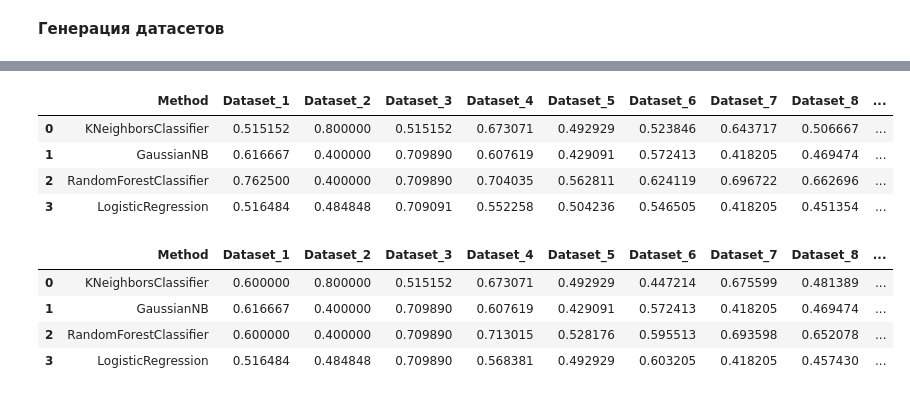
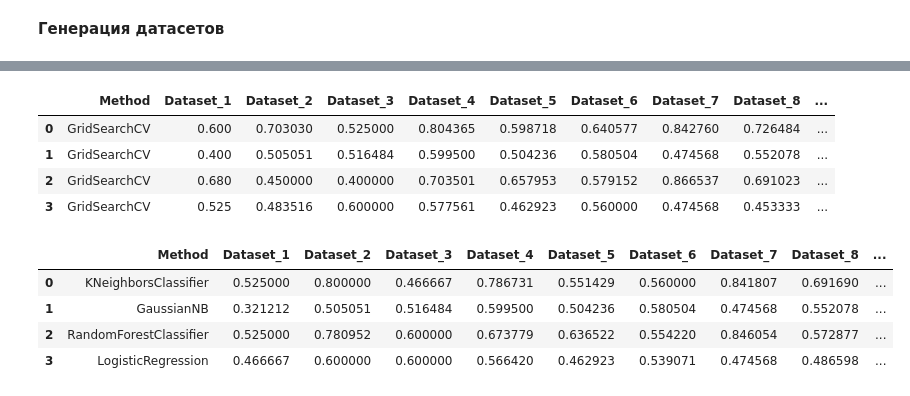
Before and after one commit to TheSlavchik/Unik, a Jupyter notebook: PP/Lab2/lab2.ipynb, the cells around one changed output, grey strips where cells are left out. Saved outputs shown, nothing was run; the diff lists cells and outputs as text; code cells hidden in the pictures.

```diff
--- a/PP/Lab2/lab2.ipynb
+++ b/PP/Lab2/lab2.ipynb
@@ -104,7 +108,7 @@ ID12_S1500_F15
 # %%
 from sklearn.metrics import f1_score
-from sklearn.base import clone
 from sklearn.model_selection import train_test_split
+from sklearn.preprocessing import StandardScaler
 
 def evaluate_model_on_datasets(model, datasets):
     model_name = model.__class__.__name__
@@ -115,9 +119,16 @@ def evaluate_model_on_datasets(model, datasets):
         X = df.drop(["collision"], axis=1)
         X_train, X_test, y_train, y_test = train_test_split(X, y, test_size=0.2, random_state=228)
 
-        model.fit(X_train, y_train)
+        feature_names = X_train.columns
+        scaler = StandardScaler().fit(X_train)
+        X_train_scaled = scaler.transform(X_train)
+        X_test_scaled = scaler.transform(X_test)
+        X_train_scaled = pd.DataFrame(X_train_scaled, columns=feature_names)
+        X_test_scaled = pd.DataFrame(X_test_scaled, columns=feature_names)
 
-        y_pred = model.predict(X_test)
+        model.fit(X_train_scaled, y_train)
+
+        y_pred = model.predict(X_test_scaled)
         score = f1_score(y_test, y_pred, average='weighted')
 
         results[f'Dataset_{i+1}'] = score
@@ -132,8 +143,8 @@ from sklearn.linear_model import LogisticRegression
 models = [
     KNeighborsClassifier(),
     GaussianNB(),
-    RandomForestClassifier(random_state=42),
-    LogisticRegression(max_iter=1000)
+    RandomForestClassifier(),
+    LogisticRegression()
 ]
 
 rows = []
@@ -199,36 +164,36 @@ def evaluate_tuned_model_on_datasets(model, datasets, param_grid):
 # %%
+from sklearn.model_selection import GridSearchCV
+
 param_grids = [
     {
-        'n_neighbors': [3, 5, 7, 9, 11, 13, 15, 17],
+        'n_neighbors': [1, 2, 3, 5, 7, 9, 11, 13, 15],
         'weights': ['uniform', 'distance'],
         'metric': ['euclidean', 'manhattan', 'minkowski'],
-        'p': [1, 2, 3]
+        'p': [1, 1.5, 2]
     },
     {
-        'var_smoothing': [1e-10, 1e-9, 1e-8, 1e-7]
+        'var_smoothing': np.logspace(-10, -1, num=10)
     },
     {
         'n_estimators': [100, 200, 300],
-        'max_depth': [None, 5, 10, 20],
-        'min_samples_split': [2, 5, 10]
+        'min_samples_split': [2, 5, 10],
+        'random_state': [None, 777],
+        'bootstrap': [True, False]
     },
     {
+        'l1_ratio': [0, 0.3, 0.5, 0.7, 1],
         'C': [0.001, 0.01, 0.1, 1.0, 10.0],
         'solver': ['lbfgs', 'liblinear', 'newton-cg', 'saga'],
+        'random_state': [None, 777]
     }
 ]
 
 tuned_rows = []
 
-# for model, grid, df in zip(models, param_grids, list(datasets.values())):
-#     grid_search = GridSearchCV(model, grid, cv=min(7, len(df)//20), scoring='f1_weighted', n_jobs=-1)
-#     row = evaluate_model_on_datasets(grid_search, list(datasets.values()))
-#     tuned_rows.append(row)
-tuned_rows = []
-
-for model, grid in zip(models, param_grids):
-    result_series = evaluate_tuned_model_on_datasets(model, list(datasets.values()), grid)
-    tuned_rows.append(result_series)
+for model, grid, df in zip(models, param_grids, list(datasets.values())):
+    grid_search = GridSearchCV(model, grid, cv=5, scoring='f1_weighted', n_jobs=-1)
+    row = evaluate_model_on_datasets(grid_search, list(datasets.values()))
+    tuned_rows.append(row)
 
 tuned_results_df = pd.DataFrame(tuned_rows)
 tuned_results_df['average'] = tuned_results_df.mean(axis=1, numeric_only=True)
@@ -253,13 +219,13 @@ Please also refer to the documentation for alternative solver options:
 |  | Method | Dataset_1 | Dataset_2 | Dataset_3 | Dataset_4 | Dataset_5 | Dataset_6 | Dataset_7 | Dataset_8 | ... |
-| 0 | KNeighborsClassifier | 0.515152 | 0.800000 | 0.515152 | 0.673071 | 0.492929 | 0.523846 | 0.643717 | 0.506667 | ... |
-| 1 | GaussianNB | 0.616667 | 0.400000 | 0.709890 | 0.607619 | 0.429091 | 0.572413 | 0.418205 | 0.469474 | ... |
-| 2 | RandomForestClassifier | 0.762500 | 0.400000 | 0.709890 | 0.704035 | 0.562811 | 0.624119 | 0.696722 | 0.662696 | ... |
-| 3 | LogisticRegression | 0.516484 | 0.484848 | 0.709091 | 0.552258 | 0.504236 | 0.546505 | 0.418205 | 0.451354 | ... |
+| 0 | GridSearchCV | 0.600 | 0.703030 | 0.525000 | 0.804365 | 0.598718 | 0.640577 | 0.842760 | 0.726484 | ... |
+| 1 | GridSearchCV | 0.400 | 0.505051 | 0.516484 | 0.599500 | 0.504236 | 0.580504 | 0.474568 | 0.552078 | ... |
+| 2 | GridSearchCV | 0.680 | 0.450000 | 0.400000 | 0.703501 | 0.657953 | 0.579152 | 0.866537 | 0.691023 | ... |
+| 3 | GridSearchCV | 0.525 | 0.483516 | 0.600000 | 0.577561 | 0.462923 | 0.560000 | 0.474568 | 0.453333 | ... |
 # %%
 results_df
 # %% [output]
 |  | Method | Dataset_1 | Dataset_2 | Dataset_3 | Dataset_4 | Dataset_5 | Dataset_6 | Dataset_7 | Dataset_8 | ... |
-| 0 | KNeighborsClassifier | 0.600000 | 0.800000 | 0.515152 | 0.673071 | 0.492929 | 0.447214 | 0.675599 | 0.481389 | ... |
-| 1 | GaussianNB | 0.616667 | 0.400000 | 0.709890 | 0.607619 | 0.429091 | 0.572413 | 0.418205 | 0.469474 | ... |
-| 2 | RandomForestClassifier | 0.600000 | 0.400000 | 0.709890 | 0.713015 | 0.528176 | 0.595513 | 0.693598 | 0.652078 | ... |
-| 3 | LogisticRegression | 0.516484 | 0.484848 | 0.709890 | 0.568381 | 0.492929 | 0.603205 | 0.418205 | 0.457430 | ... |
+| 0 | KNeighborsClassifier | 0.525000 | 0.800000 | 0.466667 | 0.786731 | 0.551429 | 0.560000 | 0.841807 | 0.691690 | ... |
+| 1 | GaussianNB | 0.321212 | 0.505051 | 0.516484 | 0.599500 | 0.504236 | 0.580504 | 0.474568 | 0.552078 | ... |
+| 2 | RandomForestClassifier | 0.525000 | 0.780952 | 0.600000 | 0.673779 | 0.636522 | 0.554220 | 0.846054 | 0.572877 | ... |
+| 3 | LogisticRegression | 0.466667 | 0.600000 | 0.600000 | 0.566420 | 0.462923 | 0.539071 | 0.474568 | 0.486598 | ... |
```
Also changed, not shown: parts of 9 cells of this notebook, 17 other files.
